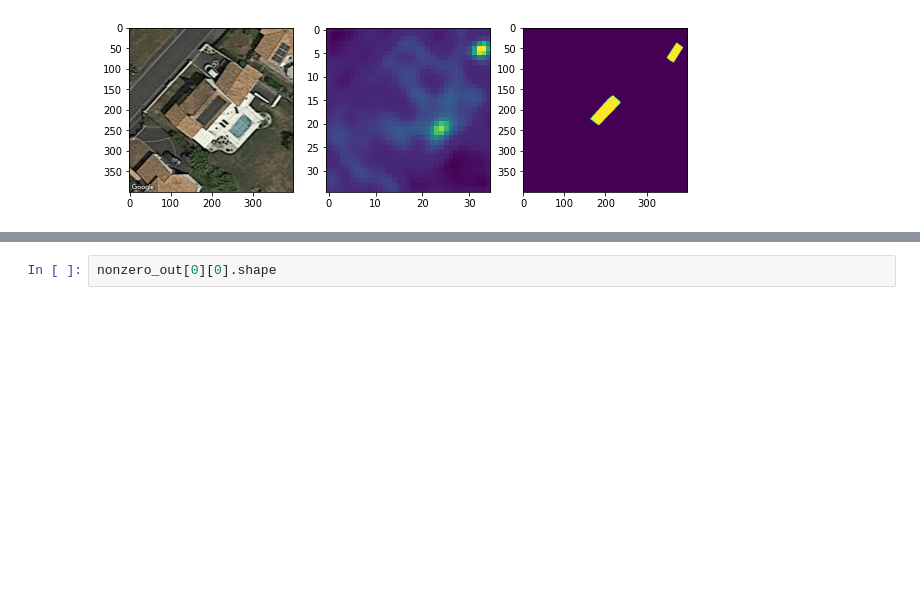
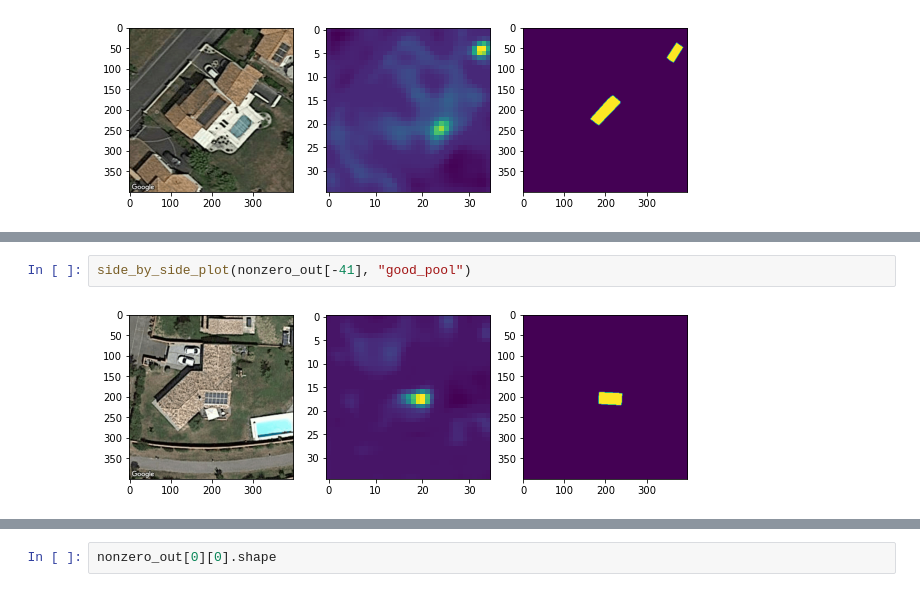
Before and after one commit to jelc53/deepsolar, a Jupyter notebook: inspect_results.ipynb, the cells around one changed output, grey strips where cells are left out. Drawn from its saved outputs; the diff is of its cells as text; blank space fills up the shorter version.

```diff
--- a/inspect_results.ipynb
+++ b/inspect_results.ipynb
@@ -78,0 +161,4 @@ plt.show()
+# %%
+side_by_side_plot(nonzero_out[-41], "good_pool")
+# %% [output]
+[figure, added]
```
Also changed, not shown: parts of 17 cells of this notebook, 26 other files.
